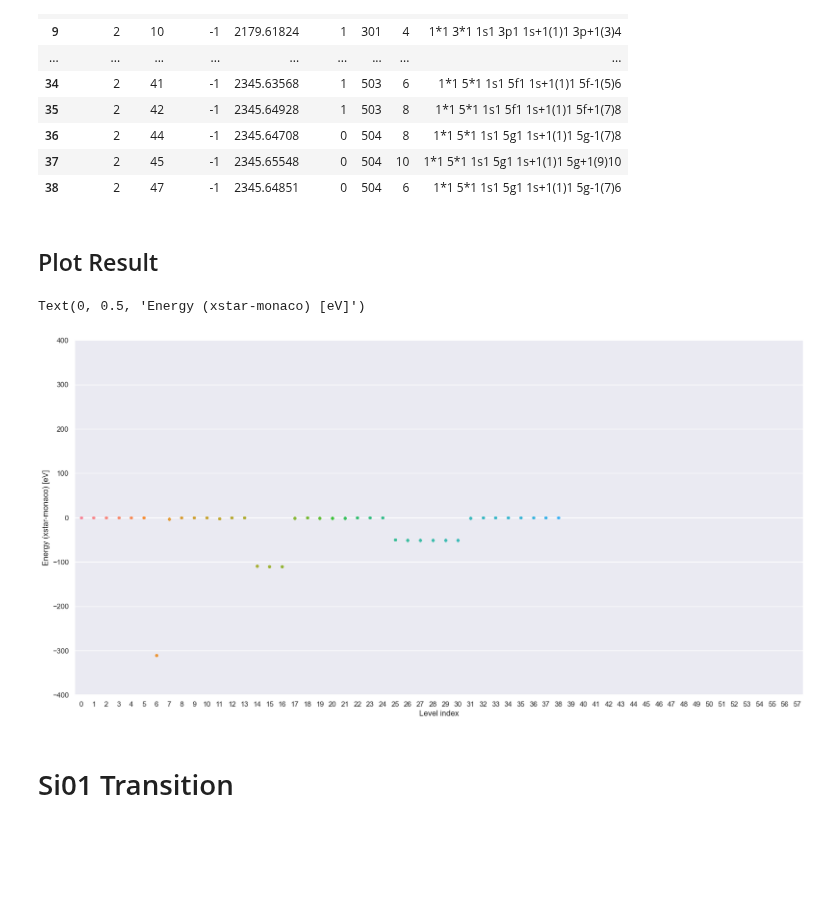
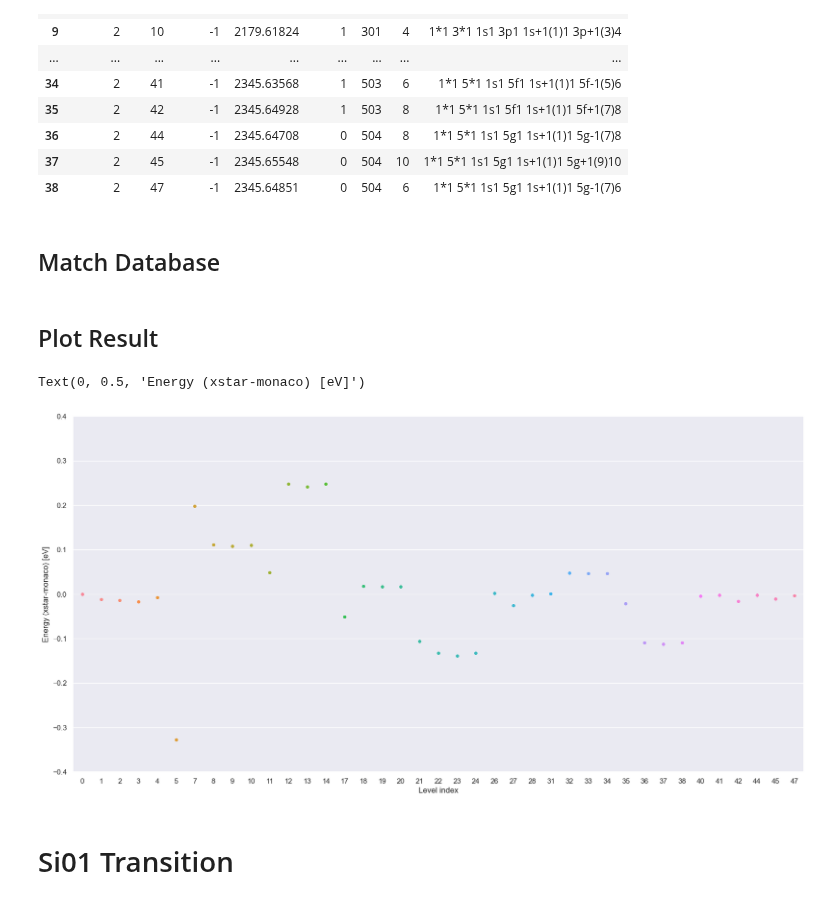
Before and after one commit to AtsushiTanimoto/AtomicDatabase, a Jupyter notebook: comparison.ipynb, the cells around one changed output. Saved outputs shown, nothing was run; the diff lists cells and outputs as text; code cells hidden in the pictures; blank space fills up the shorter version.

```diff
--- a/comparison.ipynb
+++ b/comparison.ipynb
@@ -83,3 +85,12 @@ Si01_Level_monaco
+# %%
+Si01_Level_Index  = []
+Si01_Level_Energy = []
+
+for i in range(len(Si01_Level_xstar.index)):
+    for j in range(len(Si01_Level_monaco.index)):
+        if Si01_Level_xstar["Level"][i]==Si01_Level_monaco["Level"][j]:
+            Si01_Level_Index.append(Si01_Level_xstar["Level"][i])
+            Si01_Level_Energy.append(Si01_Level_xstar["Energy"][i]-Si01_Level_monaco["Energy"][j])
 # %% [markdown]
 ## Plot Result
 # %%
@@ -96,7 +107,7 @@ Text(0, 0.5, 'Energy (xstar-monaco) [eV]')
 # %% [markdown]
 ## Load Xstar Data
 # %%
-Si02_Level_xstar = read_csv("/Users/tanimoto/github/atomicdatabase/Si/Si02.en", names=["Electron", "Level", "Ionized", "Energy", "Parity", "NL", "2J", "Configuration"], sep="\t")
+Si02_Level_xstar = read_csv("/Users/tanimoto/github/atomicdatabase/xstar_database/Si/Si02.en", names=["Electron", "Level", "Ionized", "Energy", "Parity", "NL", "2J", "Configuration"], sep="\t")
 Si02_Level_xstar
 # %% [output]
 |  | Electron | Level | Ionized | Energy | Parity | NL | 2J | Configuration |
@@ -129,7 +140,7 @@ J             = []
 Configuration = []
 BL            = []
 
-with open("/Users/tanimoto/github/atomicdatabase/monaco_database/db3/Si/Si02.en") as file:
+with open("/Users/tanimoto/github/atomicdatabase/monaco_database/Si/Si02.en") as file:
     for line in file.readlines():
         line = line.split()
         for n in range(len(Si02_Level_xstar.index)):
@@ -166,25 +177,27 @@ Si02_Level_monaco
 | 36 | 2 | 44 | -1 | 2345.64708 | 0 | 504 | 8 | 1*1 5*1 1s1 5g1 1s+1(1)1 5g-1(7)8 |
 | 37 | 2 | 45 | -1 | 2345.65548 | 0 | 504 | 10 | 1*1 5*1 1s1 5g1 1s+1(1)1 5g+1(9)10 |
 | 38 | 2 | 47 | -1 | 2345.64851 | 0 | 504 | 6 | 1*1 5*1 1s1 5g1 1s+1(1)1 5g-1(7)6 |
+# %% [markdown]
+## Match Database
 # %%
 Si02_Level_Index  = []
 Si02_Level_Energy = []
 
 for i in range(len(Si02_Level_xstar.index)):
     for j in range(len(Si02_Level_monaco.index)):
-        if Si02_Level_xstar["Level"]==Si02_Level_monaco["Level"]:
-            Si02_Level_Index.append(Si02_Level_xstar["Level"])
-            Si02_Level_Energy.append(Si02_)
+        if Si02_Level_xstar["Level"][i]==Si02_Level_monaco["Level"][j]:
+            Si02_Level_Index.append(Si02_Level_xstar["Level"][i])
+            Si02_Level_Energy.append(Si02_Level_xstar["Energy"][i]-Si02_Level_monaco["Energy"][j])
 # %% [markdown]
 ## Plot Result
 # %%
 fi = figure(figsize=(20,10),dpi=100)
-axis       ([0e+0,6e+1,-4e+2,+4e+2])
-swarmplot  (x=Si02_Level_xstar["Level"], y=Si02_Level_xstar["Energy"]-Si02_Level_monaco["Energy"])
+axis       ([0e+0,6e+1,-4e-1,+4e-1])
+swarmplot  (x=Si02_Level_Index, y=Si02_Level_Energy)
 xlabel     ("Level index")
 ylabel     ("Energy (xstar-monaco) [eV]")
 # %% [output]
 Text(0, 0.5, 'Energy (xstar-monaco) [eV]')
-[figure, old version]
+[figure, new version]
 # %% [markdown]
 # Si01 Transition
```
Also changed, not shown: parts of 9 cells of this notebook.
